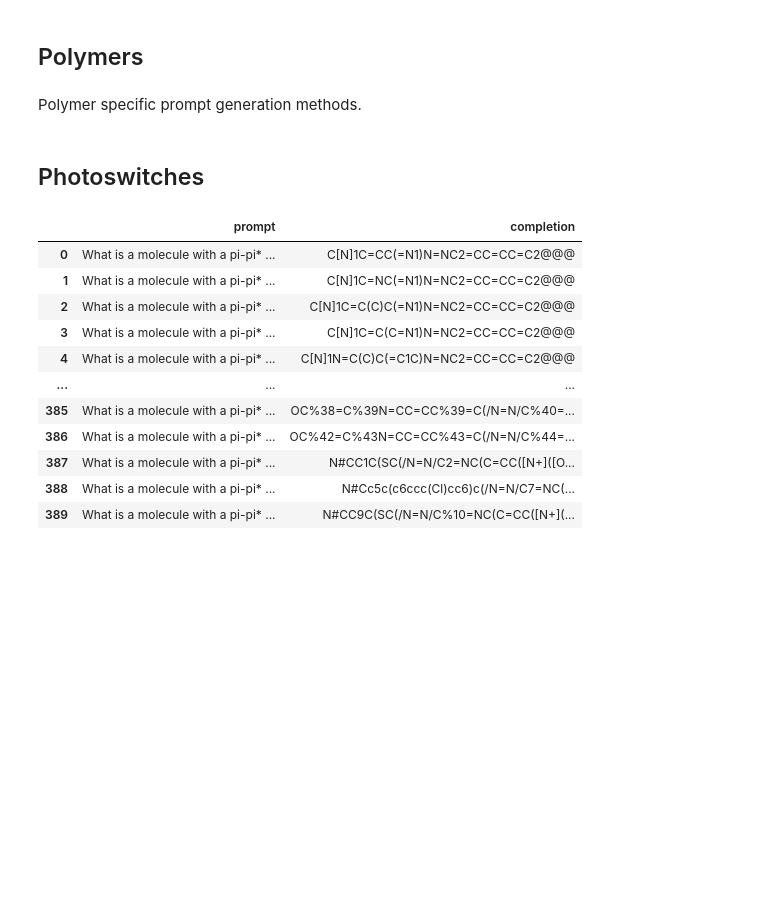
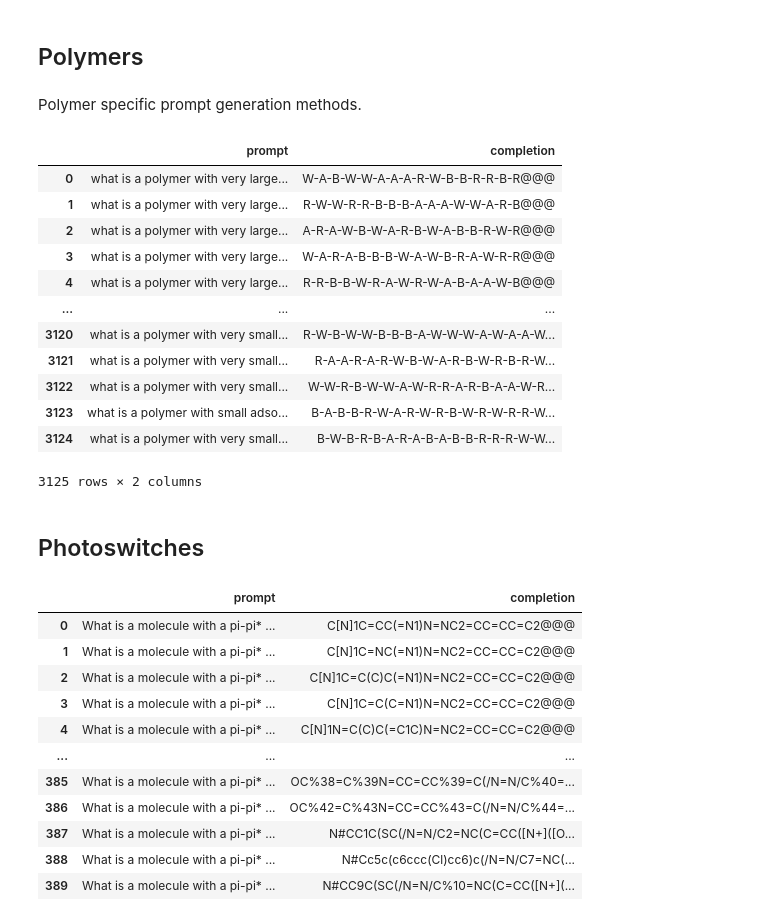
Before and after one commit to kjappelbaum/gpt3forchem, a Jupyter notebook: notebooks/03_input.ipynb, the cells around one changed output. Drawn from its saved outputs; the diff is of its cells as text; code cells hidden in the pictures; blank space fills up the shorter version.

Commit message:
feat: implement polymer inverse prompts

```diff
--- a/notebooks/03_input.ipynb
+++ b/notebooks/03_input.ipynb
@@ -368,6 +368,62 @@ def get_polymer_composition_dict(row):
             count = 0
         comp_dict[f"num_{key}"] = count
     return comp_dict
+# %%
+# | export
+
+def create_single_property_inverse_polymer_prompts(df, target, target_rename_dict, encode_value=True, with_composition=True):
+    prompts = []
+
+    target_name = target
+    for key, value in target_rename_dict.items():
+        target_name = target_name.replace(key, value)
+
+    for _, row in df.iterrows():
+        if encode_value:
+            value = encode_categorical_value(row[target])
+        else:
+            value = row[target]
+
+        if with_composition:
+            comp_dict = get_polymer_composition_dict(row)
+
+            prompt = POLYMER_ONE_PROPERTY_INVERSE_PROMPT_TEMPLATE_CAT_W_COMPOSITION.format(
+                class_name=value, property=target_name, **comp_dict
+            )
+        else:
+            prompt = (
+                POLYMER_ONE_PROPERTY_INVERSE_PROMPT_TEMPLATE_CAT.format(
+                    class_name=value, property=target_name
+                ),
+            )
+        prompts.append(
+            {
+                "prompt": prompt,
+                "completion": POLYMER_ONE_PROPERTY_INVERSE_COMPLETION_TEMPLATE_CAT.format(
+                    text=row["string"]
+                ),
+            }
+        )
+
+    return pd.DataFrame(prompts)
+# %%
+polymer_df = get_polymer_data()
+# %%
+create_single_property_inverse_polymer_prompts(polymer_df, "deltaGmin_cat", {"deltaGmin_cat": "adsorption energy"}, encode_value=False)
+# %% [output]
+|  | prompt | completion |
+| 0 | what is a polymer with very large... | W-A-B-W-W-A-A-A-R-W-B-B-R-R-B-R@@@ |
+| 1 | what is a polymer with very large... | R-W-W-R-R-B-B-B-A-A-A-W-W-A-R-B@@@ |
+| 2 | what is a polymer with very large... | A-R-A-W-B-W-A-R-B-W-A-B-B-R-W-R@@@ |
+| 3 | what is a polymer with very large... | W-A-R-A-B-B-B-W-A-W-B-R-A-W-R-R@@@ |
+| 4 | what is a polymer with very large... | R-R-B-B-W-R-A-W-R-W-A-B-A-A-W-B@@@ |
+| ... | ... | ... |
+| 3120 | what is a polymer with very small... | R-W-B-W-W-B-B-B-A-W-W-W-A-W-A-A-W... |
+| 3121 | what is a polymer with very small... | R-A-A-R-A-R-W-B-W-A-R-B-W-R-B-R-W... |
+| 3122 | what is a polymer with very small... | W-W-R-B-W-W-A-W-R-R-A-R-B-A-A-W-R... |
+| 3123 | what is a polymer with small adso... | B-A-B-B-R-W-A-R-W-R-B-W-R-W-R-R-W... |
+| 3124 | what is a polymer with very small... | B-W-B-R-B-A-R-A-B-A-B-B-R-R-R-W-W... |
+3125 rows × 2 columns
 # %% [markdown]
 ## Photoswitches
 # %%
```
Also changed, not shown: 21 other files.
